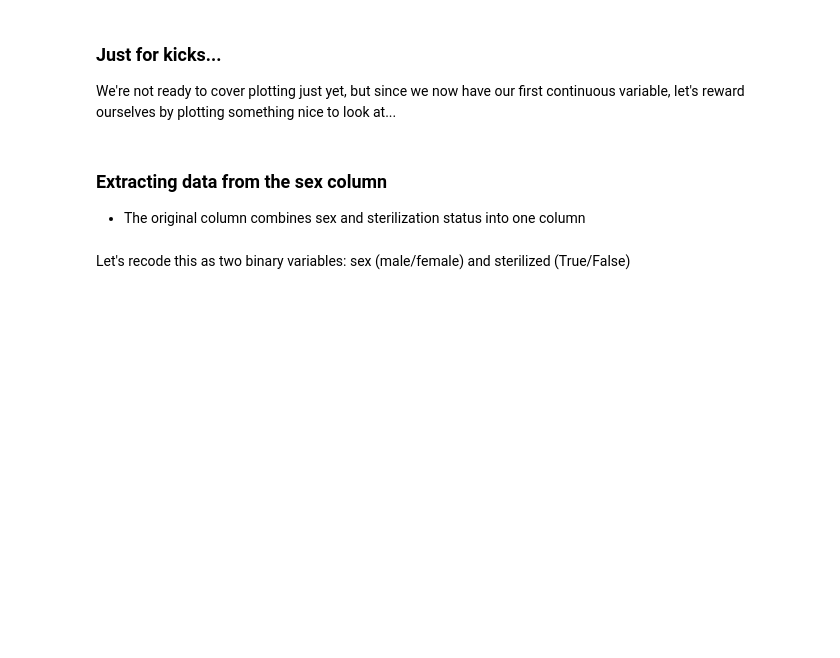
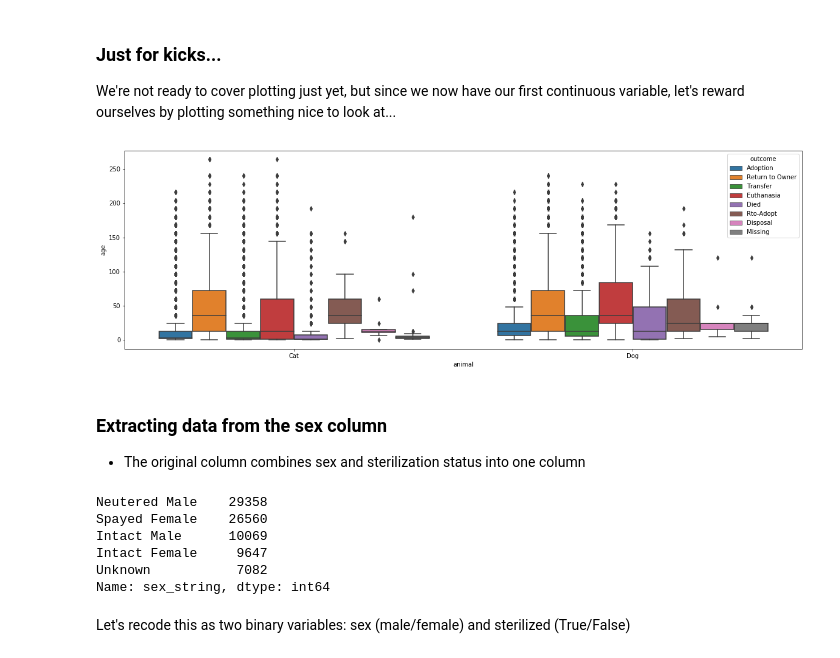
Before and after one commit to tyarkoni/SSI2018, a Jupyter notebook: notebooks/Day 2 - Data wrangling.ipynb, the cells around one changed output. Cells and saved outputs as stored; diff of their text form; code cells hidden in the pictures; blank space fills up the shorter version.

```diff
--- a/notebooks/Day 2 - Data wrangling.ipynb
+++ b/notebooks/Day 2 - Data wrangling.ipynb
@@ -453,12 +624,22 @@ def extract_months(value):
     special value np.nan (numpy's representation of not-a-number)
     whenever an invalid value is encountered.
     '''
+    if pd.isnull(value):
+        return np.nan
+
     number, unit = value.split(' ')
     number = int(number)
+    unit = unit.lower()
 
     if unit.startswith('year'):
         number = number * 12
 
+    elif unit.startswith('week'):
+        number /= 4.0
+
+    elif unit.startswith('day'):
+        number /= 30.0
+
     return number
 
 data['age'] = data['age_string'].apply(extract_months)
@@ -472,13 +665,23 @@ data[['age_string', 'age']][:10]
 ### Just for kicks...
 We're not ready to cover plotting just yet, but since we now have our first continuous variable, let's reward ourselves by plotting something nice to look at...
 # %%
-sns.violinplot(x='animal', y='age', data=data, hue='outcome')
+tmp_data = data.query('animal in ["Dog", "Cat"]')
+sns.boxplot(x='animal', y='age', data=tmp_data, hue='outcome')
 plt.gcf().set_size_inches((20, 6))
+# %% [output]
+[figure, added]
 # %% [markdown]
 ### Extracting data from the sex column
 * The original column combines sex and sterilization status into one column
 # %%
 data['sex_string'].value_counts()
+# %% [output]
+Neutered Male    29358
+Spayed Female    26560
+Intact Male      10069
+Intact Female     9647
+Unknown           7082
+Name: sex_string, dtype: int64
 # %% [markdown]
 Let's recode this as two binary variables: sex (male/female) and sterilized (True/False)
 # %%
```
Also changed, not shown: parts of 41 cells of this notebook.
